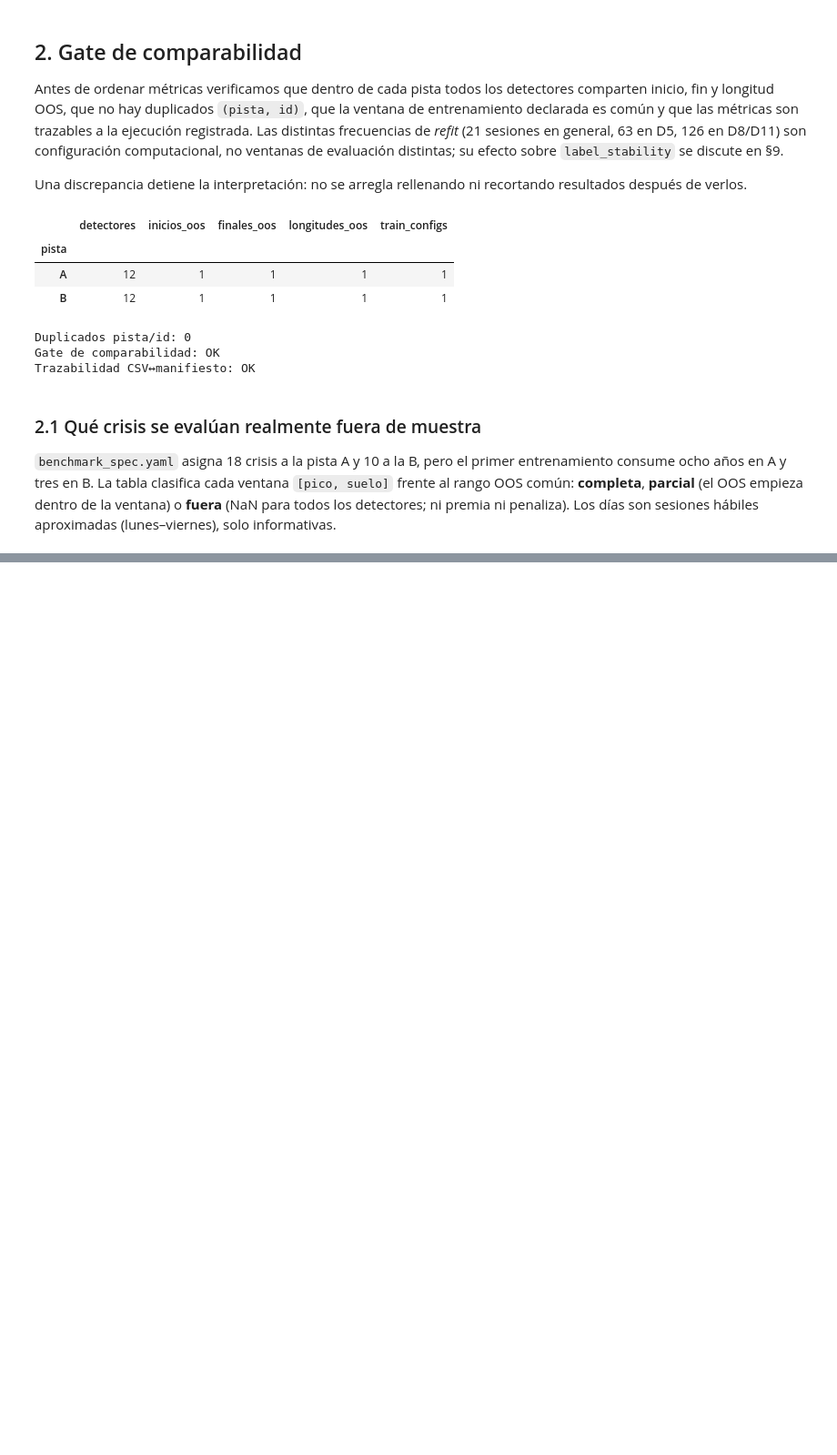
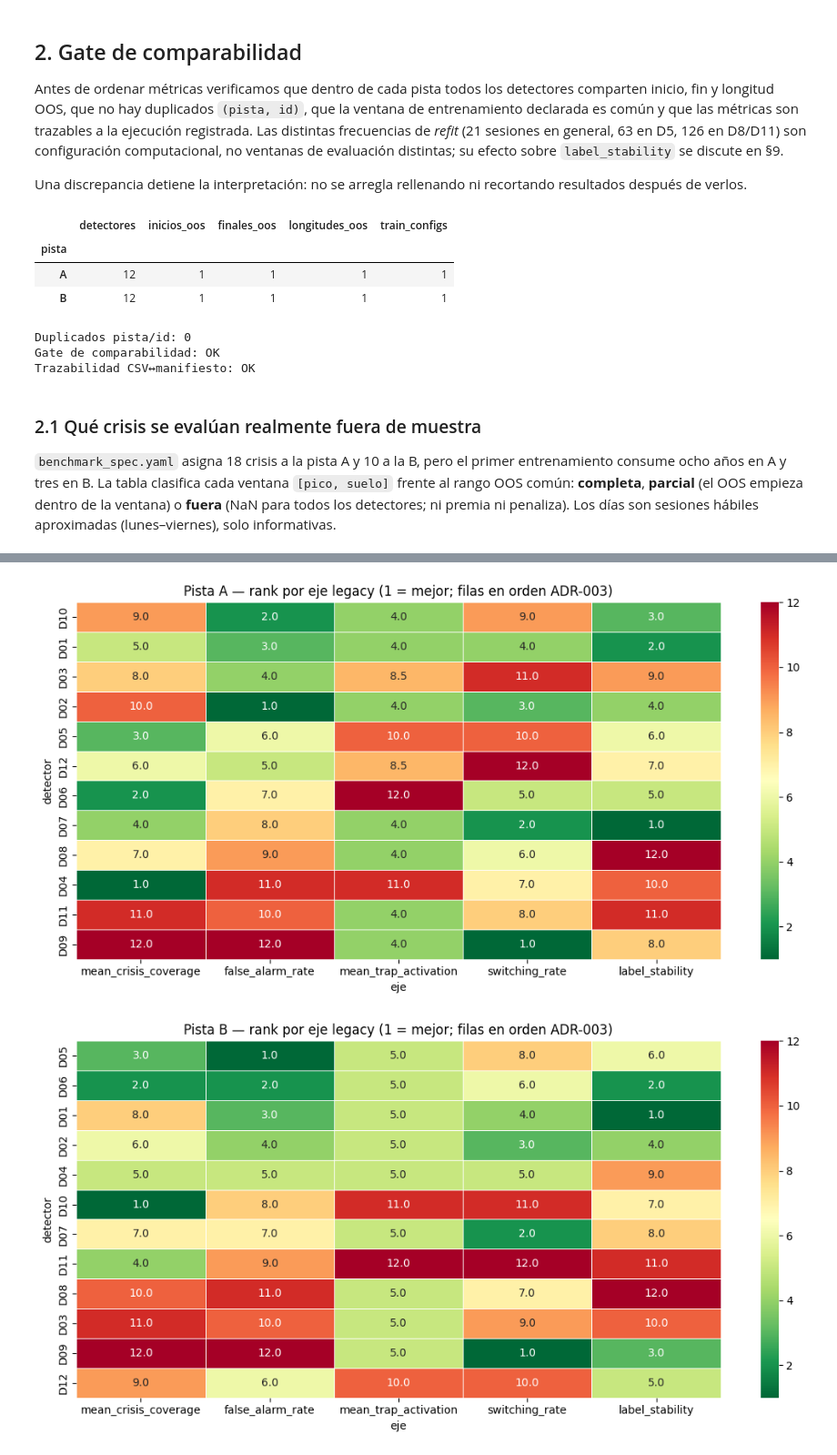
Before and after one commit to Romequinco/PRUEBAS_DETECCION_REGIMENES_DE_MERCADO_TFM, a Jupyter notebook: notebooks/05_comparacion_detectores.ipynb, the cells around one changed output, grey strips where cells are left out. Shown at 91% size. Saved outputs shown, nothing was run; the diff lists cells and outputs as text; code cells hidden in the pictures; blank space fills up the shorter version.

```diff
--- a/notebooks/05_comparacion_detectores.ipynb
+++ b/notebooks/05_comparacion_detectores.ipynb
@@ -45,7 +49,11 @@ AXES = {  # eje del ranking -> True si "menor es mejor"
     'switching_rate': True,
     'label_stability': False,
 }
+# Parámetros del criterio de ranking de detección (ADR-003); ver §3.
+PARAMS = dict(bm.DETECTION_DEFAULTS)
 pd.set_option('display.max_columns', 120)
+pd.set_option('display.width', 200)
 print('Resultados:', OUTPUT_DIR.relative_to(ROOT))
+print('Parámetros del criterio:', PARAMS)
 # %% [output]
 Resultados: results\benchmark_v2
@@ -673,0 +483,16 @@ combina dos mecanismos o justifica un detector nuevo.
+# %%
+if LISTO_COMPARAR:
+    legacy = bm.rank_within_track(metrics)
+    rank_cols = [c for c in legacy if c.startswith('rank_') and c != 'rank_medio']
+    for track in ['A', 'B']:
+        orden = comparison[comparison.pista == track]['id']
+        part = legacy[legacy.pista == track].set_index('id').loc[orden, rank_cols]
+        part.columns = [c.removeprefix('rank_') for c in part.columns]
+        plt.figure(figsize=(11, 5.5))
+        sns.heatmap(part, annot=True, fmt='.1f', cmap='RdYlGn_r', linewidths=.4)
+        plt.title(f'Pista {track} — rank por eje legacy (1 = mejor; filas en orden ADR-003)')
+        plt.xlabel('eje'); plt.ylabel('detector')
+        plt.tight_layout(); plt.show()
+# %% [output]
+[figure, added]
+[figure, added]
```
Also changed, not shown: parts of 52 cells of this notebook, 52 other files.
